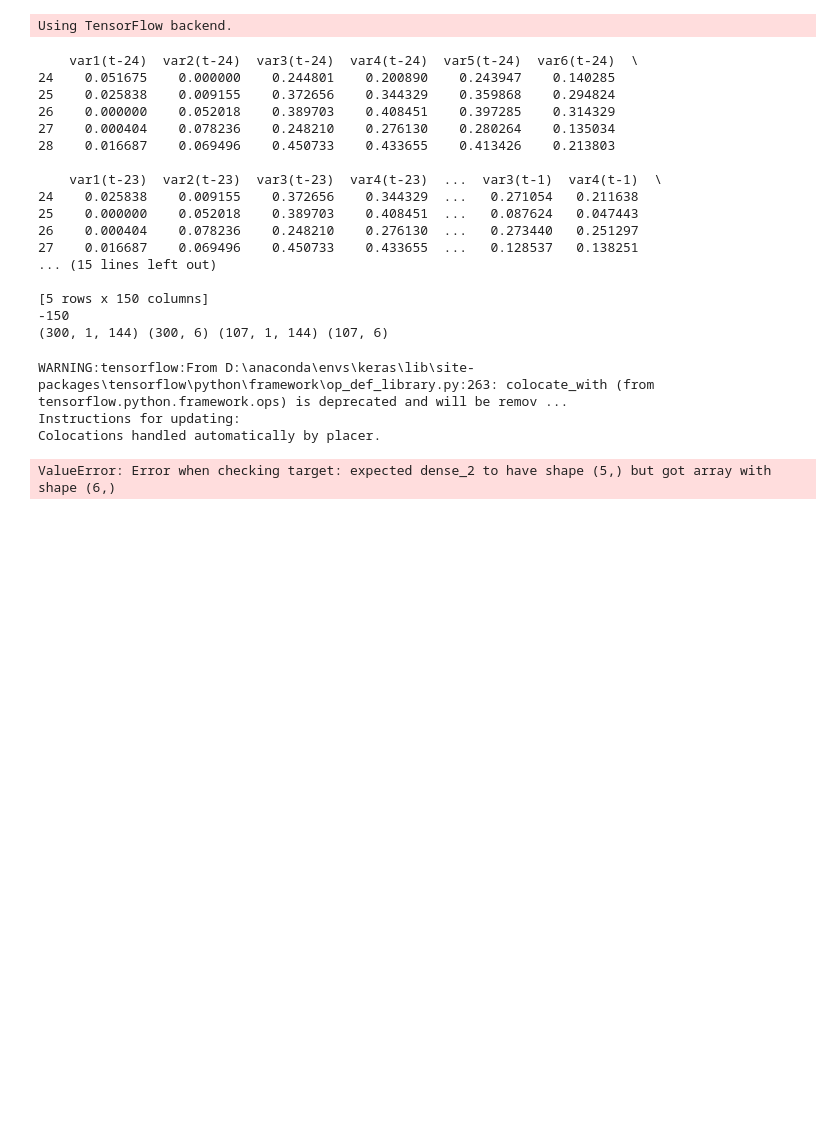
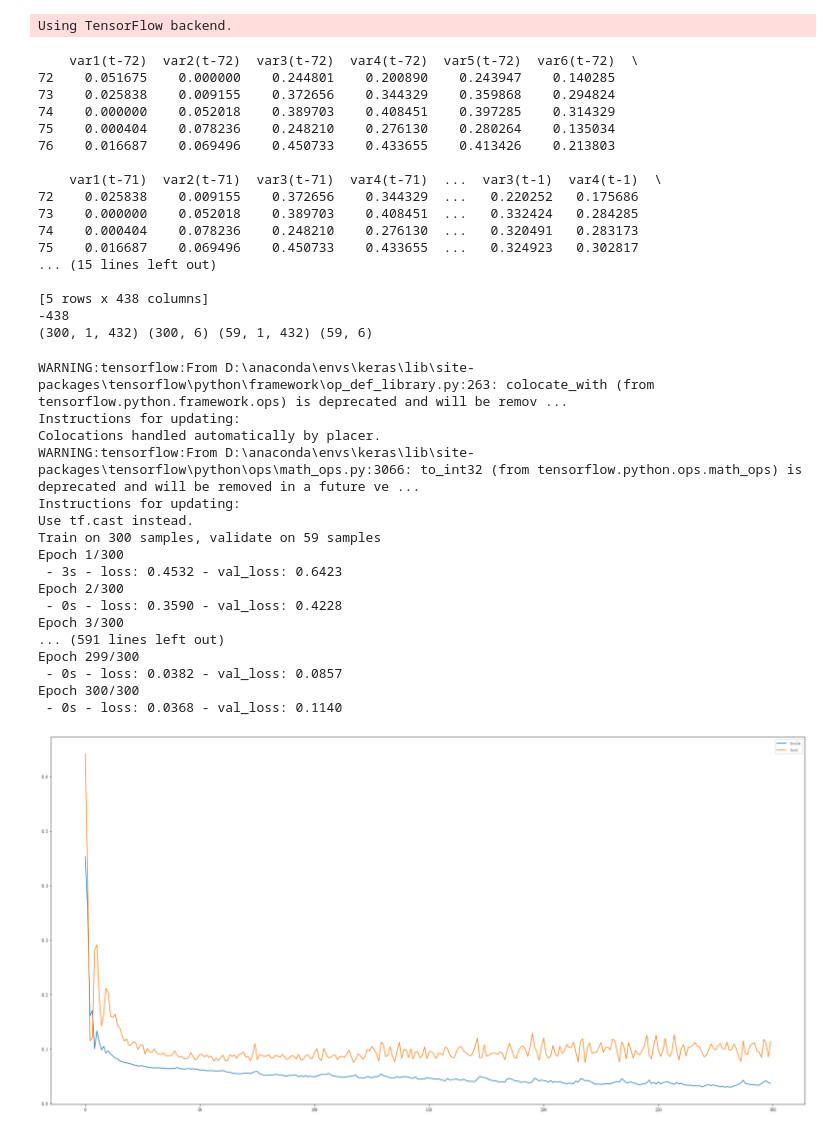
Before and after one commit to WPKENAN/shumo, a Jupyter notebook: pro2/多周期.ipynb, the cells around one changed output. Cells and saved outputs as stored; diff of their text form; code cells hidden in the pictures; blank space fills up the shorter version.

```diff
--- a/pro2/多周期.ipynb
+++ b/pro2/多周期.ipynb
@@ -150,7 +136,7 @@ scaled = scaler.fit_transform(values)
 # scaled=values
 
 # 构建监督学习问题
-n_in=24
+n_in=72
 reframed = series_to_supervised(scaled, n_in, 1,y_columns=list(range(feature)))
 print(reframed.head(5))
 # 分割为训练集和测试集
@@ -169,46 +155,61 @@ test_X = test_X.reshape((test_X.shape[0], 1, test_X.shape[1]))
 print(train_X.shape, train_y.shape, test_X.shape, test_y.shape)
 # %% [output]
 Using TensorFlow backend.
-    var1(t-24)  var2(t-24)  var3(t-24)  var4(t-24)  var5(t-24)  var6(t-24)  \
-24    0.051675    0.000000    0.244801    0.200890    0.243947    0.140285
-25    0.025838    0.009155    0.372656    0.344329    0.359868    0.294824
-26    0.000000    0.052018    0.389703    0.408451    0.397285    0.314329
-27    0.000404    0.078236    0.248210    0.276130    0.280264    0.135034
-28    0.016687    0.069496    0.450733    0.433655    0.413426    0.213803
+    var1(t-72)  var2(t-72)  var3(t-72)  var4(t-72)  var5(t-72)  var6(t-72)  \
+72    0.051675    0.000000    0.244801    0.200890    0.243947    0.140285
+73    0.025838    0.009155    0.372656    0.344329    0.359868    0.294824
+74    0.000000    0.052018    0.389703    0.408451    0.397285    0.314329
+75    0.000404    0.078236    0.248210    0.276130    0.280264    0.135034
+76    0.016687    0.069496    0.450733    0.433655    0.413426    0.213803
 
-    var1(t-23)  var2(t-23)  var3(t-23)  var4(t-23)  ...  var3(t-1)  var4(t-1)  \
-24    0.025838    0.009155    0.372656    0.344329  ...   0.271054   0.211638
-25    0.000000    0.052018    0.389703    0.408451  ...   0.087624   0.047443
-26    0.000404    0.078236    0.248210    0.276130  ...   0.273440   0.251297
-27    0.016687    0.069496    0.450733    0.433655  ...   0.128537   0.138251
+    var1(t-71)  var2(t-71)  var3(t-71)  var4(t-71)  ...  var3(t-1)  var4(t-1)  \
+72    0.025838    0.009155    0.372656    0.344329  ...   0.220252   0.175686
+73    0.000000    0.052018    0.389703    0.408451  ...   0.332424   0.284285
+74    0.000404    0.078236    0.248210    0.276130  ...   0.320491   0.283173
+75    0.016687    0.069496    0.450733    0.433655  ...   0.324923   0.302817
 ... (15 lines left out)
 
-[5 rows x 150 columns]
--150
-(300, 1, 144) (300, 6) (107, 1, 144) (107, 6)
+[5 rows x 438 columns]
+-438
+(300, 1, 432) (300, 6) (59, 1, 432) (59, 6)
 # %%
 # 设计网络
 model = Sequential()
 model.add(LSTM(100, input_shape=(train_X.shape[1], train_X.shape[2]),return_sequences=True))
-model.add(LSTM(50,return_sequences=False))
-model.add(Dense(30))
-model.add(Dense(5))
+model.add(LSTM(200, input_shape=(train_X.shape[1], train_X.shape[2]),return_sequences=True))
+model.add(LSTM(100,return_sequences=False))
+model.add(Dense(100))
+model.add(Dense(feature))
 model.compile(loss='mae', optimizer='adam')
 # 拟合神经网络模型
-history = model.fit(train_X, train_y, epochs=200, batch_size=72, validation_data=(test_X, test_y), verbose=2, shuffle=False)
+history = model.fit(train_X, train_y, epochs=300, batch_size=100, validation_data=(test_X, test_y), verbose=2, shuffle=True)
 
 # 绘制训练测试误差图
 fig= pyplot.figure(figsize = (30,15))
 pyplot.plot(history.history['loss'], label='train')
 pyplot.plot(history.history['val_loss'], label='test')
 pyplot.legend()
 plt.savefig('训练误差图.png')
 pyplot.show()
 # %% [output]
 WARNING:tensorflow:From D:\anaconda\envs\keras\lib\site-packages\tensorflow\python\framework\op_def_library.py:263: colocate_with (from tensorflow.python.framework.ops) is deprecated and will be remov ...
 Instructions for updating:
 Colocations handled automatically by placer.
+WARNING:tensorflow:From D:\anaconda\envs\keras\lib\site-packages\tensorflow\python\ops\math_ops.py:3066: to_int32 (from tensorflow.python.ops.math_ops) is deprecated and will be removed in a future ve ...
+Instructions for updating:
+Use tf.cast instead.
+Train on 300 samples, validate on 59 samples
+Epoch 1/300
+ - 3s - loss: 0.4532 - val_loss: 0.6423
+Epoch 2/300
+ - 0s - loss: 0.3590 - val_loss: 0.4228
+Epoch 3/300
+... (591 lines left out)
+Epoch 299/300
+ - 0s - loss: 0.0382 - val_loss: 0.0857
+Epoch 300/300
+ - 0s - loss: 0.0368 - val_loss: 0.1140
-ValueError: Error when checking target: expected dense_2 to have shape (5,) but got array with shape (6,)
+[figure, added]
 # %%
 # 做出预测
 yhat = model.predict(test_X)
```
Also changed, not shown: parts of 6 cells of this notebook, 31 other files.
